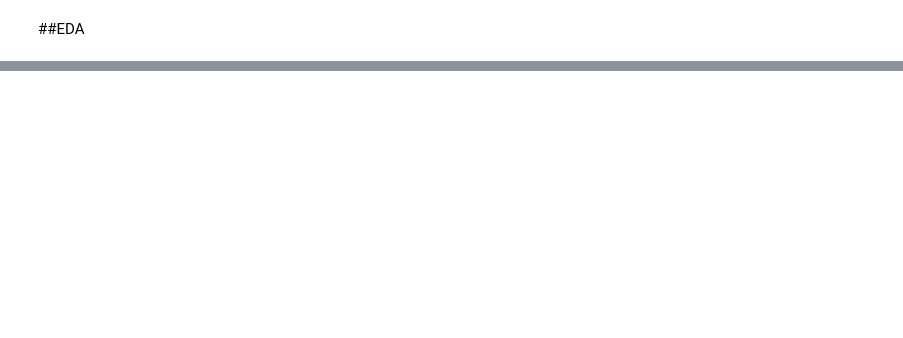
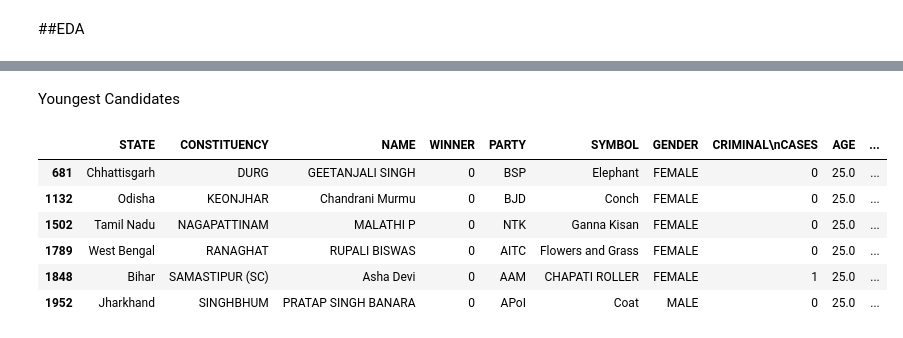
Before and after one commit to KalyaniTBhandwalkar/Assignment, a Jupyter notebook: LS_Data_analysis.ipynb, the cells around one changed output, grey strips where cells are left out. Drawn from its saved outputs; the diff is of its cells as text; code cells hidden in the pictures; blank space fills up the shorter version.

```diff
--- a/LS_Data_analysis.ipynb
+++ b/LS_Data_analysis.ipynb
@@ -80,0 +218,12 @@ print(Course)
+# %% [markdown]
+Youngest Candidates
+# %%
+df[df['AGE'] == df['AGE'].min()]
+# %% [output]
+|  | STATE | CONSTITUENCY | NAME | WINNER | PARTY | SYMBOL | GENDER | CRIMINAL\nCASES | AGE | ... |
+| 681 | Chhattisgarh | DURG | GEETANJALI SINGH | 0 | BSP | Elephant | FEMALE | 0 | 25.0 | ... |
+| 1132 | Odisha | KEONJHAR | Chandrani Murmu | 0 | BJD | Conch | FEMALE | 0 | 25.0 | ... |
+| 1502 | Tamil Nadu | NAGAPATTINAM | MALATHI P | 0 | NTK | Ganna Kisan | FEMALE | 0 | 25.0 | ... |
+| 1789 | West Bengal | RANAGHAT | RUPALI BISWAS | 0 | AITC | Flowers and Grass | FEMALE | 0 | 25.0 | ... |
+| 1848 | Bihar | SAMASTIPUR (SC) | Asha Devi | 0 | AAM | CHAPATI ROLLER | FEMALE | 1 | 25.0 | ... |
+| 1952 | Jharkhand | SINGHBHUM | PRATAP SINGH BANARA | 0 | APoI | Coat | MALE | 0 | 25.0 | ... |
```
Also changed, not shown: parts of 28 cells of this notebook.
